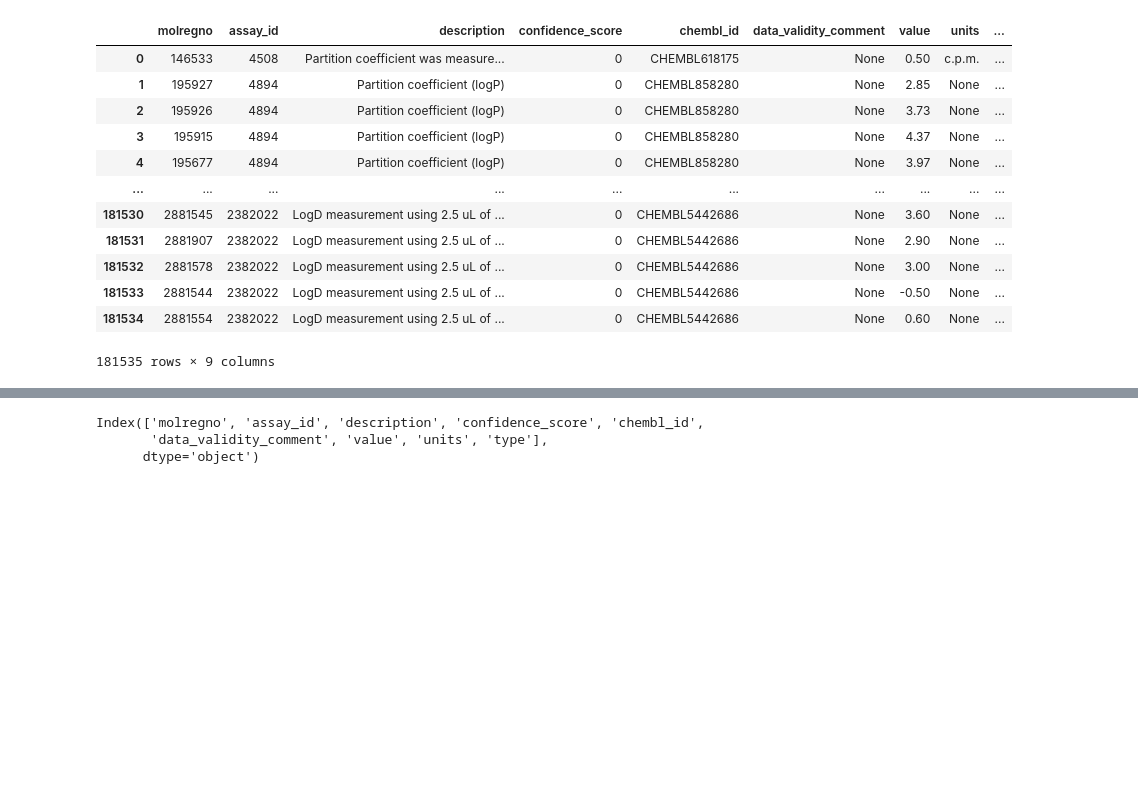
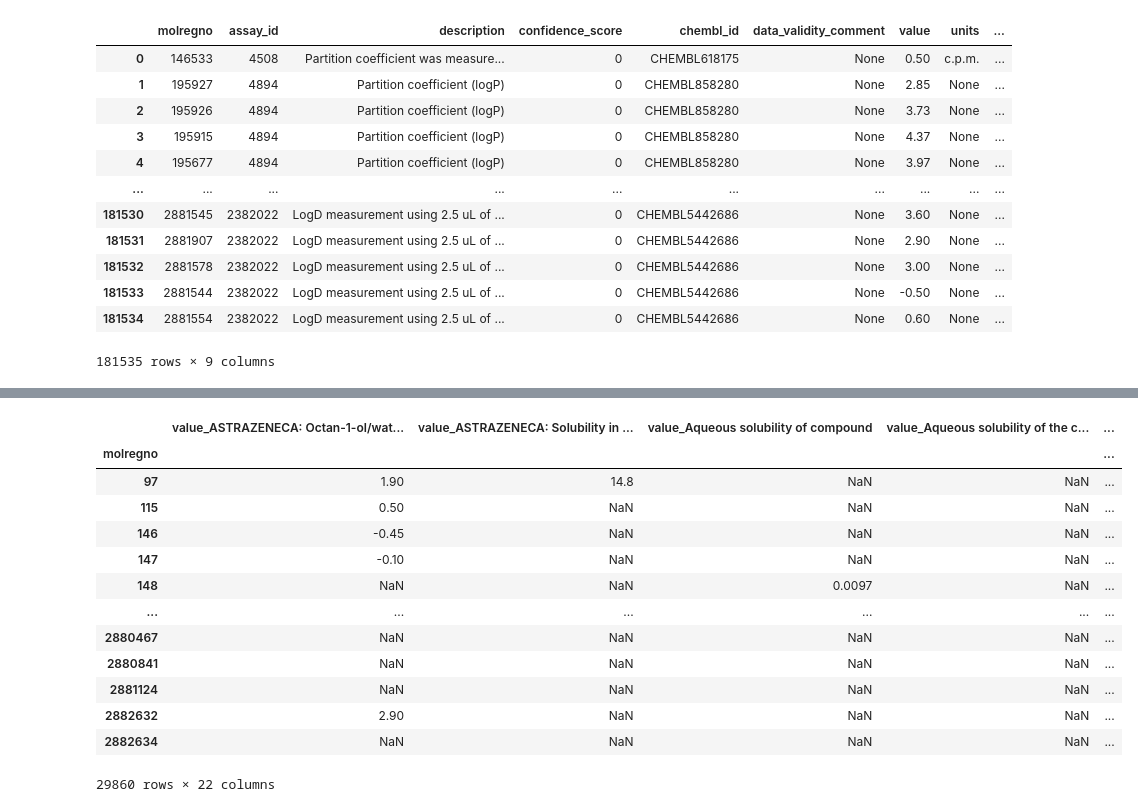
Before and after one commit to patrickwrowe/chembl-causal, a Jupyter notebook: pc_algorithm.ipynb, the cells around one changed output, grey strips where cells are left out. Cells and saved outputs as stored; diff of their text form; code cells hidden in the pictures; blank space fills up the shorter version.

```diff
--- a/pc_algorithm.ipynb
+++ b/pc_algorithm.ipynb
@@ -80,12 +80,6 @@ Aqueous solubility of compound
 Retention time of the compound by HPLC analysis                                                                                                                                       547
 Lipophilicity, log D at pH 7.4                                                                                                                                                        510
 Name: count, dtype: int64
-# %%
-chembl_a_p.columns
-# %% [output]
-Index(['molregno', 'assay_id', 'description', 'confidence_score', 'chembl_id',
-       'data_validity_comment', 'value', 'units', 'type'],
-      dtype='object')
 # %%
 pivoted = pd.pivot_table(chembl_a_p, values=['value'], index='molregno', columns=['description']).sort_index().pipe(
     lambda s: s.set_axis(s.columns.map("_".join), axis=1)
@@ -92,0 +111,17 @@ pivoted = pd.pivot_table(chembl_a_p, values=['value'], index='molregno', columns
+# %%
+pivoted
+# %% [output]
+|  | value_ASTRAZENECA: Octan-1-ol/wat... | value_ASTRAZENECA: Solubility in ... | value_Aqueous solubility of compound | value_Aqueous solubility of the c... | ... |
+| molregno |  |  |  |  | ... |
+| 97 | 1.90 | 14.8 | NaN | NaN | ... |
+| 115 | 0.50 | NaN | NaN | NaN | ... |
+| 146 | -0.45 | NaN | NaN | NaN | ... |
+| 147 | -0.10 | NaN | NaN | NaN | ... |
+| 148 | NaN | NaN | 0.0097 | NaN | ... |
+| ... | ... | ... | ... | ... | ... |
+| 2880467 | NaN | NaN | NaN | NaN | ... |
+| 2880841 | NaN | NaN | NaN | NaN | ... |
+| 2881124 | NaN | NaN | NaN | NaN | ... |
+| 2882632 | 2.90 | NaN | NaN | NaN | ... |
+| 2882634 | NaN | NaN | NaN | NaN | ... |
+29860 rows × 22 columns
```
Also changed, not shown: parts of 11 cells of this notebook, 1 other file.
